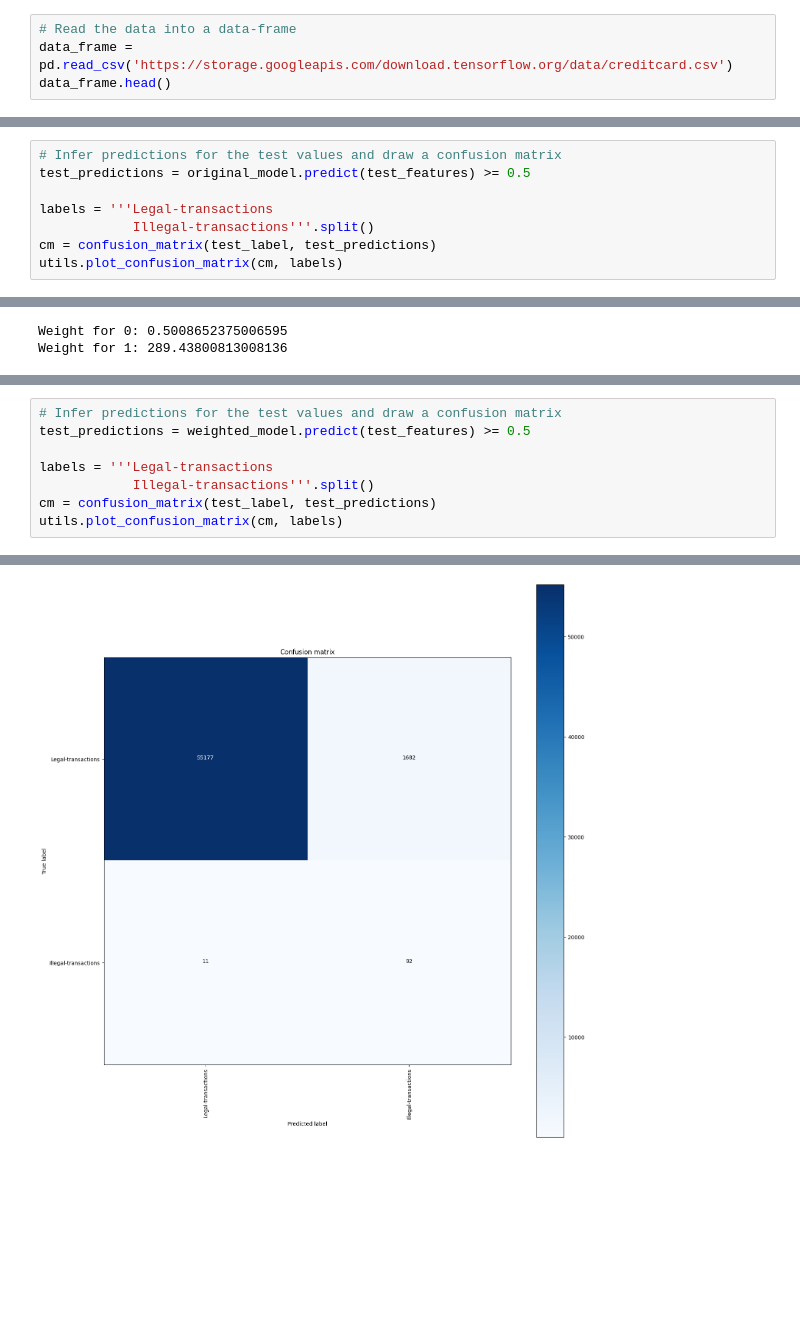
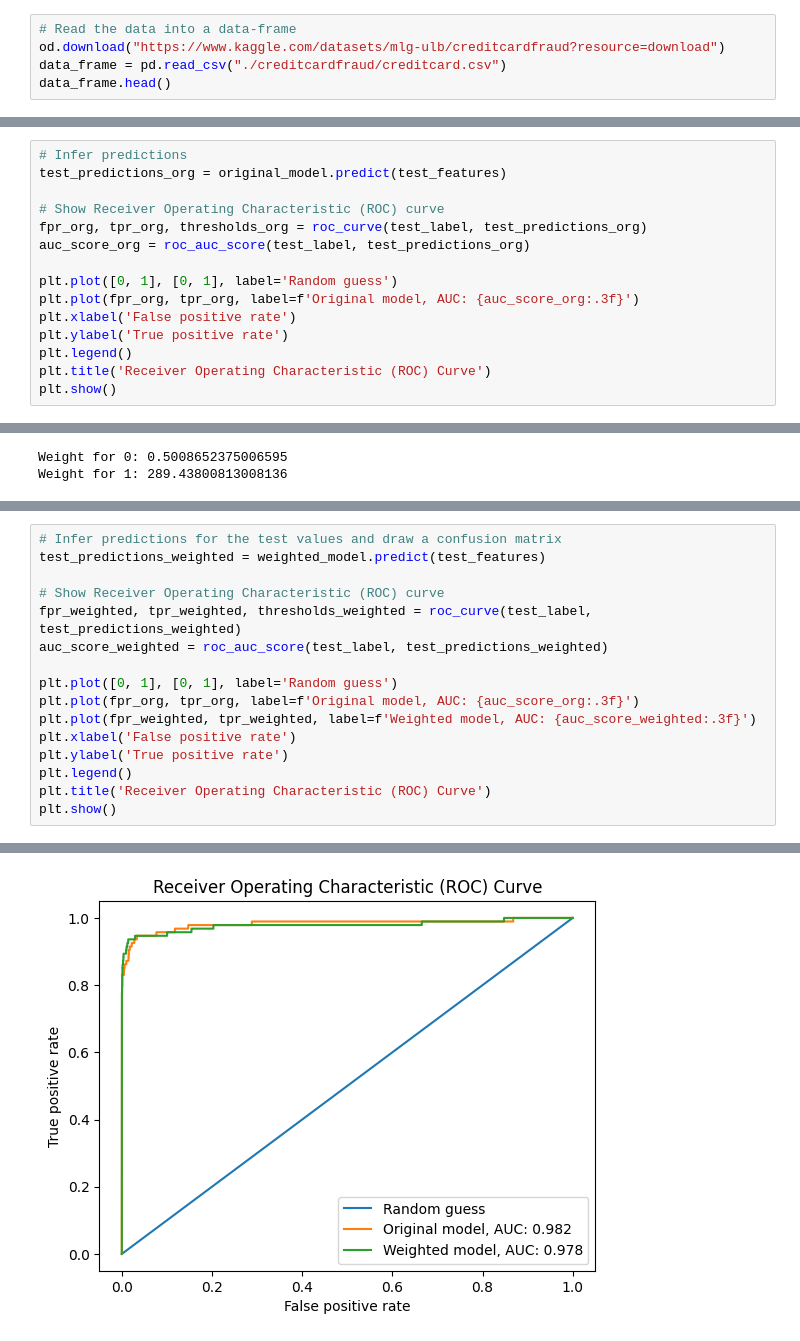
Before and after one commit to JarnoRalli/deep-learning-examples, a Jupyter notebook: TensorFlow/Classification_on_imbalanced_data.ipynb, the cells around one changed output, grey strips where cells are left out. Saved outputs shown, nothing was run; the diff lists cells and outputs as text; blank space fills up the shorter version.

```diff
--- a/TensorFlow/Classification_on_imbalanced_data.ipynb
+++ b/TensorFlow/Classification_on_imbalanced_data.ipynb
@@ -42,6 +44,7 @@ print(f"GPU is available: {tf.config.list_physical_devices('GPU')}")
 GPU is available: [PhysicalDevice(name='/physical_device:GPU:0', device_type='GPU')]
 # %%
 # Read the data into a data-frame
-data_frame = pd.read_csv('https://storage.googleapis.com/download.tensorflow.org/data/creditcard.csv')
+od.download("https://www.kaggle.com/datasets/mlg-ulb/creditcardfraud?resource=download")
+data_frame = pd.read_csv("./creditcardfraud/creditcard.csv")
 data_frame.head()
 # %% [output]
@@ -258,10 +256,17 @@ ax = plt.plot()
 # %%
-# Infer predictions for the test values and draw a confusion matrix
-test_predictions = original_model.predict(test_features) >= 0.5
+# Infer predictions
+test_predictions_org = original_model.predict(test_features)
 
-labels = '''Legal-transactions
-            Illegal-transactions'''.split()
-cm = confusion_matrix(test_label, test_predictions)
-utils.plot_confusion_matrix(cm, labels)
+# Show Receiver Operating Characteristic (ROC) curve
+fpr_org, tpr_org, thresholds_org = roc_curve(test_label, test_predictions_org)
+auc_score_org = roc_auc_score(test_label, test_predictions_org)
+
+plt.plot([0, 1], [0, 1], label='Random guess')
+plt.plot(fpr_org, tpr_org, label=f'Original model, AUC: {auc_score_org:.3f}')
+plt.xlabel('False positive rate')
+plt.ylabel('True positive rate')
+plt.legend()
+plt.title('Receiver Operating Characteristic (ROC) Curve')
+plt.show()
 # %% [output]
 1781/1781 [==============================] - 2s 1ms/step
@@ -337,11 +356,19 @@ ax = plt.plot()
 # %%
 # Infer predictions for the test values and draw a confusion matrix
-test_predictions = weighted_model.predict(test_features) >= 0.5
+test_predictions_weighted = weighted_model.predict(test_features)
 
-labels = '''Legal-transactions
-            Illegal-transactions'''.split()
-cm = confusion_matrix(test_label, test_predictions)
-utils.plot_confusion_matrix(cm, labels)
+# Show Receiver Operating Characteristic (ROC) curve
+fpr_weighted, tpr_weighted, thresholds_weighted = roc_curve(test_label, test_predictions_weighted)
+auc_score_weighted = roc_auc_score(test_label, test_predictions_weighted)
+
+plt.plot([0, 1], [0, 1], label='Random guess')
+plt.plot(fpr_org, tpr_org, label=f'Original model, AUC: {auc_score_org:.3f}')
+plt.plot(fpr_weighted, tpr_weighted, label=f'Weighted model, AUC: {auc_score_weighted:.3f}')
+plt.xlabel('False positive rate')
+plt.ylabel('True positive rate')
+plt.legend()
+plt.title('Receiver Operating Characteristic (ROC) Curve')
+plt.show()
 # %% [output]
 1781/1781 [==============================] - 2s 1ms/step
-[figure, old version]
+[figure, new version]
```
Also changed, not shown: parts of 15 cells of this notebook, 8 other files.
